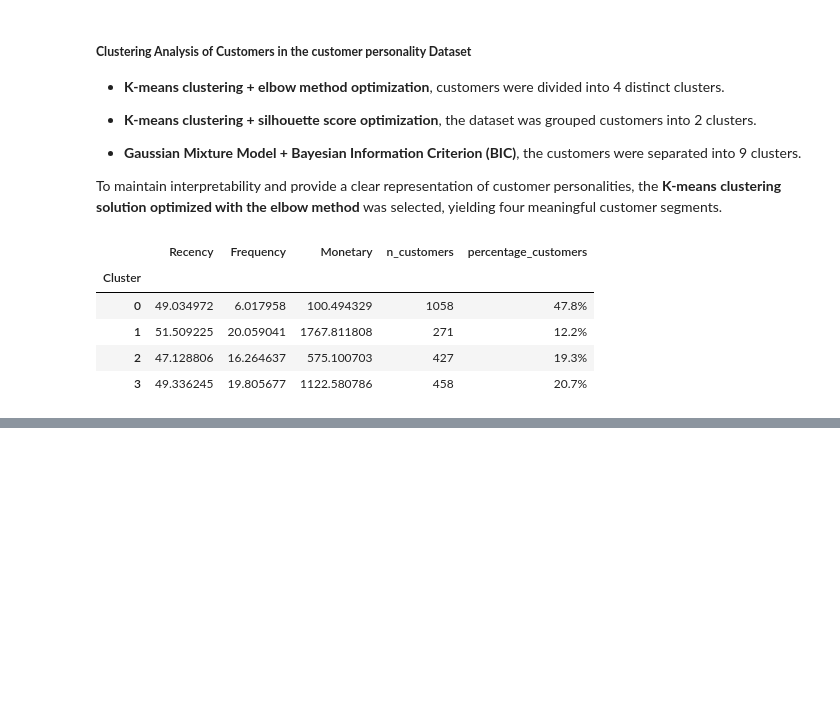
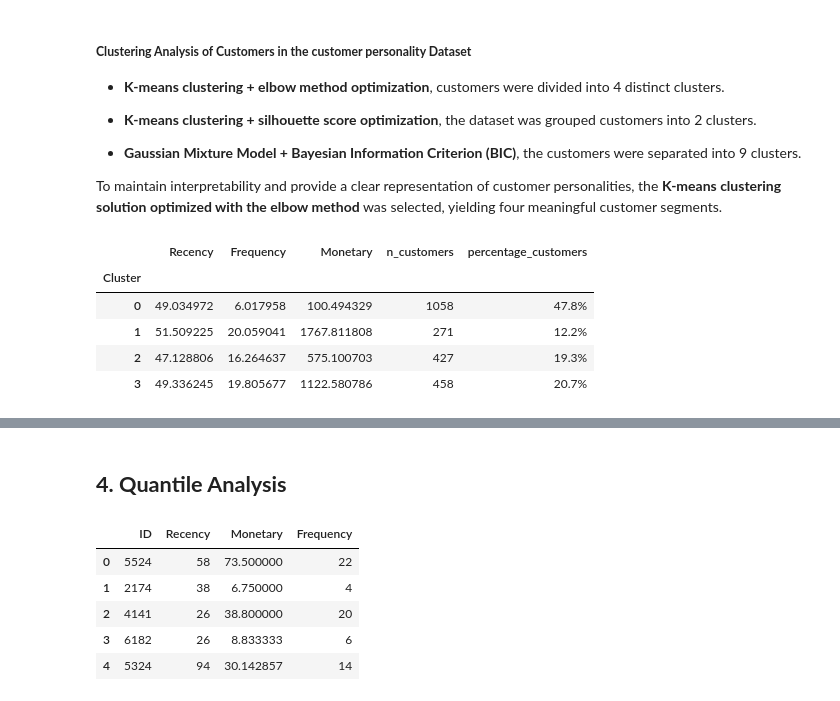
Before and after one commit to annugit1655/Customer-Personality-Analysis-with-CLTV, a Jupyter notebook: notebooks/customer-personality-analysis.ipynb, the cells around one changed output, grey strips where cells are left out. Saved outputs shown, nothing was run; the diff lists cells and outputs as text; code cells hidden in the pictures; blank space fills up the shorter version.

Commit message:
'quantile_Analysis

```diff
--- a/notebooks/customer-personality-analysis.ipynb
+++ b/notebooks/customer-personality-analysis.ipynb
@@ -808,0 +847,33 @@ Retention + upselling to convert them into top-tier customers.
+# %% [markdown]
+## **4. Quantile Analysis**
+# %%
+rfm_data = customer_df[['ID', 'Recency']].copy()
+rfm_data = rfm_data.assign(
+    Monetary=(
+        customer_df['MntFishProducts']
+        + customer_df['MntGoldProds']
+        + customer_df['MntFruits']
+        + customer_df['MntMeatProducts']
+        + customer_df['MntSweetProducts']
+        + customer_df['MntWines']
+    )
+)
+
+rfm_data = rfm_data.assign(
+    Frequency=customer_df[
+        ['NumCatalogPurchases', 'NumStorePurchases', 'NumWebPurchases']
+    ].sum(axis=1)
+)
+# compute average spending per transaction
+rfm_data = rfm_data.assign(
+    Monetary=rfm_data['Monetary']/rfm_data['Frequency']
+)
+
+rfm_data.head()
+# %% [output]
+|  | ID | Recency | Monetary | Frequency |
+| 0 | 5524 | 58 | 73.500000 | 22 |
+| 1 | 2174 | 38 | 6.750000 | 4 |
+| 2 | 4141 | 26 | 38.800000 | 20 |
+| 3 | 6182 | 26 | 8.833333 | 6 |
+| 4 | 5324 | 94 | 30.142857 | 14 |
```
Also changed, not shown: parts of 8 cells of this notebook.
